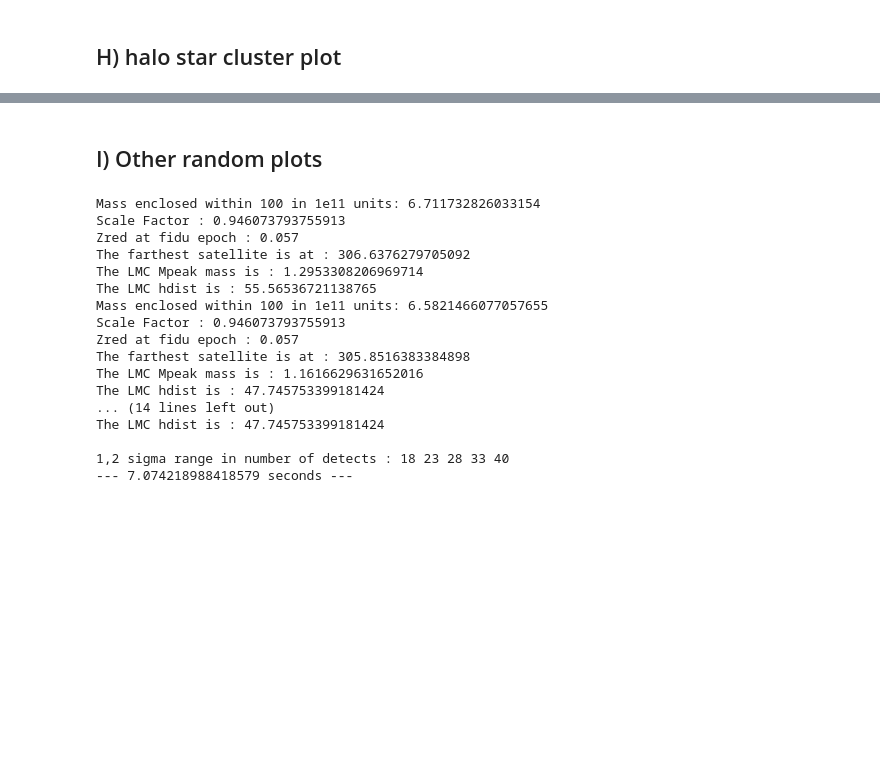
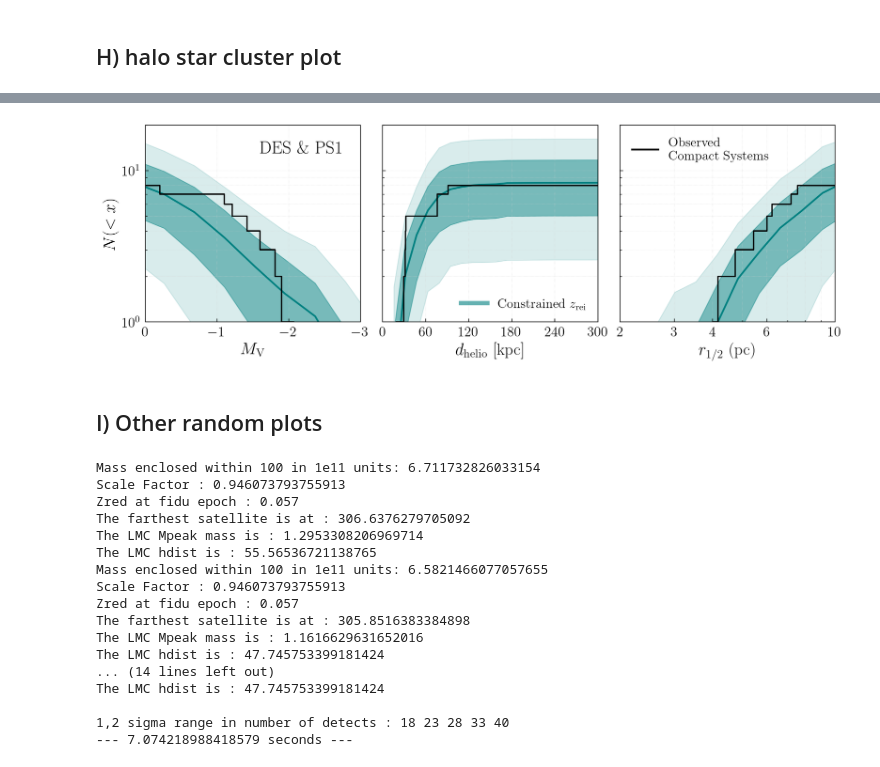
Before and after one commit to kibokov/grumpy_mw_forward_model, a Jupyter notebook: MW_forward_model_plots_1.ipynb, the cells around one changed output, grey strips where cells are left out. Drawn from its saved outputs; the diff is of its cells as text; code cells hidden in the pictures; blank space fills up the shorter version.

```diff
--- a/MW_forward_model_plots_1.ipynb
+++ b/MW_forward_model_plots_1.ipynb
@@ -3338,2 +4006,6 @@ lsst_zreicon_lmc_vasi = get_LF_detects(dfs=all_total_dfs, survey = "LSST",lmc_ro
 # %% [markdown]
 ## H)  halo star cluster plot
+# %%
+
+desps1_small_r12 = get_LF_detects(dfs=all_total_dfs, survey = "DES+PS1",lmc_rotate=True,res_cut = 0,size_cut=0,mv_cut = 0,size_cut_max = 10,
+                   norm=False,switch_dec = False,scale_mass = True,verbose=False,mw_mass = "vasiliev",lmc_index_vals = total_lmc_vals,z_fidu_vals = z_fidu_vals)
@@ -3339,0 +4030,11 @@ lsst_zreicon_lmc_vasi = get_LF_detects(dfs=all_total_dfs, survey = "LSST",lmc_ro
+# %%
+dp_small_r12_conts = get_contours(xindi_ALL = desps1_small_r12['r12_all'],all_halo_masses=desps1_small_r12['all_menc100'],
+                                          nbins=20,xlog=True,grid_range = [np.log10(1),np.log10(20)])
+
+
+dp_small_rad_conts = get_contours(xindi_ALL = desps1_small_r12['heli_all'],all_halo_masses=desps1_small_r12['all_menc100'],
+                                          nbins=20,grid_range = [0,300])
+
+
+dp_small_lf_conts = get_contours(xindi_ALL = desps1_small_r12['LF_all'],all_halo_masses=desps1_small_r12['all_menc100'],
+                                          nbins=20,grid_range = [-7,1])
@@ -3340,3 +4080,77 @@ lsst_zreicon_lmc_vasi = get_LF_detects(dfs=all_total_dfs, survey = "LSST",lmc_ro
+# %%
+
+fig,ax = plt.subplots(1,3,figsize = (12,4),sharey=True)
+
+
+#CHANGE COLOR OF THIS CONTOUR AS THIS IS NOT FOR ZREI=7.5
+plt.subplots_adjust(wspace = 0.2)
+
+
+plot_contours(ax=ax[2],xlims_plot = [2,10],ylims_plot = [1,20],all_contours=dp_small_r12_conts,
+                    xlabel = True, ylabel = False,grid = True,
+                     fsize = 19,mcol = "teal",sig1 = True,sig2 = True,sig3=False,median=True,
+                   label = None,med_ls = "-",fsize_leg = 9,xlabel_txt = r"\rm $r_{1/2}$ (pc)",med_lw=2,
+                   ylabel_txt = r"\rm $N( < r_{1/2})$",shade=True,noshade_lw = 1,yscale = "log")
+
+
+plot_contours(ax=ax[1],xlims_plot = [0,300],ylims_plot = [1,20],all_contours=dp_small_rad_conts,
+                    xlabel = True, ylabel = False,grid = True,
+                     fsize = 19,mcol = "teal",sig1 = True,sig2 = True,sig3=False,median=True,
+                   label = None,med_ls = "-",fsize_leg = 9,xlabel_txt = r"\rm $d_{\rm helio}$ [kpc]",med_lw=2,
+                   ylabel_txt = r"\rm $N( < d_{\rm helio})$",shade=True,noshade_lw = 1,yscale = "log")
+
+
+plot_contours(ax=ax[0],xlims_plot = [0,-3],ylims_plot = [1,20],all_contours=dp_small_lf_conts,
+                    xlabel = True, ylabel = True,grid = True,
+                     fsize = 19,mcol = "teal",sig1 = True,sig2 = True,sig3=False,median=True,
+                   label = None,med_ls = "-",fsize_leg = 9,xlabel_txt = r"$M_{\rm V}$",med_lw=2,
+                   ylabel_txt = r"\rm $N( < x)$",shade=True,noshade_lw = 1,yscale = "log")
+
+
+
+ax[0].plot(x_dp_smv,y_dp_smv,color = "k",lw = 1.5)
+ax[1].plot(x_dp_smh,y_dp_smh,color = "k",lw = 1.5)
+ax[2].plot(x_dp_sr,y_dp_sr,color = "k",lw = 1.5)
+
+
+
+for axi in ax:
+    axi.tick_params(axis = "x",labelsize = 16)
+    axi.tick_params(axis = "y",labelsize = 16)
+
+ax[0].text(-1.6,13,r"\rm DES \& PS1",size = 20, weight="bold")
+
+
+
+legend_elements = [Line2D([0], [0], color='k', lw=2,ls = "-",label=r'\rm Observed' + '\n' + r'\rm Compact Systems',alpha = 1)]
+
+
+legend_elements_0 = [Line2D([0], [0], color='teal', lw=5,ls = "-",label=r'\rm Constrained $z_{\rm rei}$',alpha = 0.6)]
+
+# \rm Confirmed \& Candidate + Probable Star Clusters
+
+ax[2].legend(frameon=False, fontsize = 15,handles = legend_elements[::-1],loc = "upper left")
+
+ax[1].legend(frameon=False, fontsize = 15,handles = legend_elements_0,loc = "lower right")
+
+
+ax[2].set_xscale("log")
+
+from matplotlib.ticker import FixedLocator, FixedFormatter
+x_formatter = FixedFormatter([r"\rm 2",r"\rm 3",r"\rm 4",r"\rm 6",r"\rm 10 "])
+x_locator = FixedLocator([2,3,4,6,10])
+ax[2].xaxis.set_major_formatter(x_formatter)
+ax[2].xaxis.set_major_locator(x_locator)
+
+# ax[1].set_xticks([0,50,100,150,200,250,300])
+ax[1].set_xticks([0,60,120,180,240,300])
+
+
+plt.tight_layout()
+# plt.savefig("paper_figs_cater_pdf/smallest_dwarf.pdf")
+plt.show()
+# %% [output]
+[figure, added]
 # %% [markdown]
 ## I)  Other random plots
 # %%
```
Also changed, not shown: parts of 21 cells of this notebook, 1 other file.
